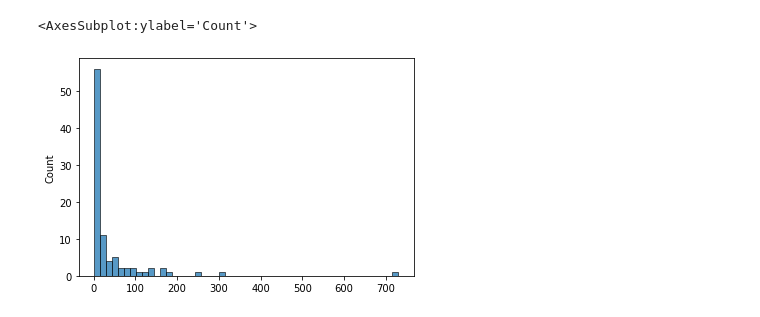
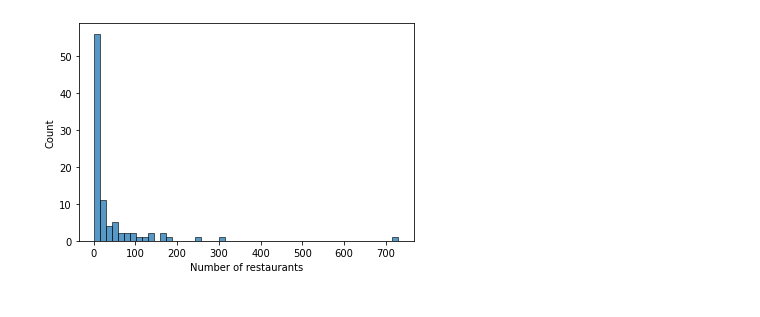
Before and after one commit to c-saade/pizza_analysis, a Jupyter notebook: Data_analysis.ipynb, the cells around one changed output. Saved outputs shown, nothing was run; the diff lists cells and outputs as text; code cells hidden in the pictures.

```diff
--- a/Data_analysis.ipynb
+++ b/Data_analysis.ipynb
@@ -172,6 +183,7 @@ fig.tight_layout()
 categories_df = pd.read_csv('data/categories.csv')
 # %%
-sns.histplot(categories_df.drop('id', axis = 1).sum())
+# taking a look at the distribution of the number of restaurant by category.
+ax = sns.histplot(categories_df.drop('id', axis = 1).sum())
+ax.set_xlabel('Number of restaurants');
 # %% [output]
-<AxesSubplot:ylabel='Count'>
-[figure, old version]
+[figure, new version]
```
Also changed, not shown: parts of 53 cells of this notebook, 4 other files.
